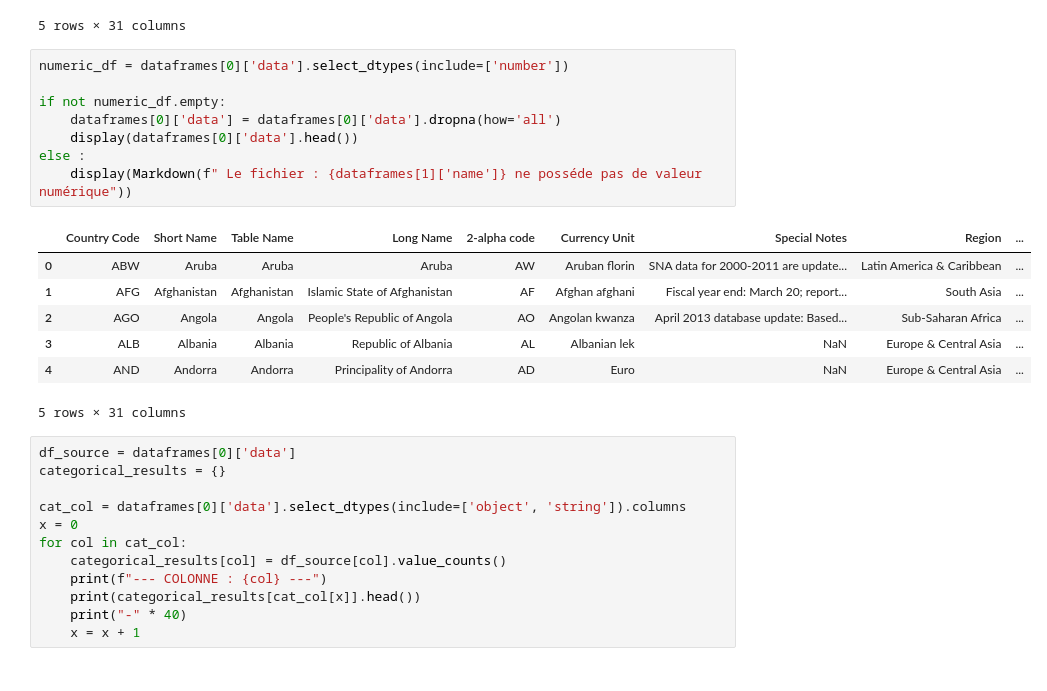
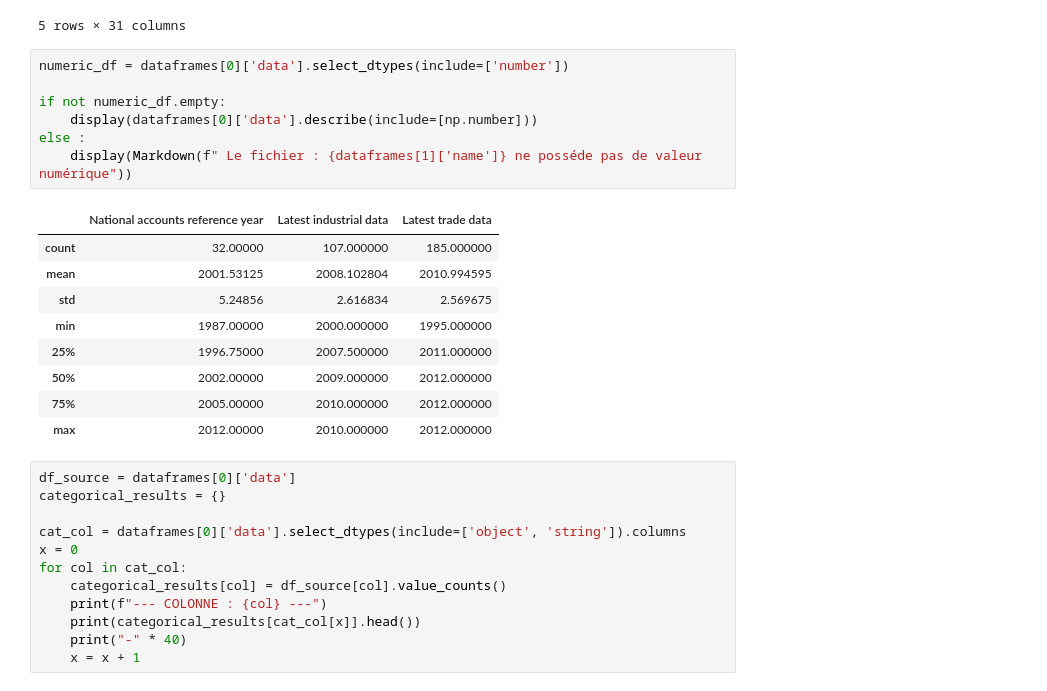
Before and after one commit to AlexisTrouwaert/OC_P02_DATA_ANALYSER_DONN-ES_SYSTEM_EDUCATIF, a Jupyter notebook: loadData.ipynb, the cells around one changed output. Saved outputs shown, nothing was run; the diff lists cells and outputs as text.

```diff
--- a/loadData.ipynb
+++ b/loadData.ipynb
@@ -189,19 +189,20 @@ display(dataframes[0]['data'].head())
 # %%
 numeric_df = dataframes[0]['data'].select_dtypes(include=['number'])
 
 if not numeric_df.empty:
-    dataframes[0]['data'] = dataframes[0]['data'].dropna(how='all')
-    display(dataframes[0]['data'].head())
+    display(dataframes[0]['data'].describe(include=[np.number]))
 else :
     display(Markdown(f" Le fichier : {dataframes[1]['name']} ne posséde pas de valeur numérique"))
 # %% [output]
-|  | Country Code | Short Name | Table Name | Long Name | 2-alpha code | Currency Unit | Special Notes | Region | ... |
-| 0 | ABW | Aruba | Aruba | Aruba | AW | Aruban florin | SNA data for 2000-2011 are update... | Latin America & Caribbean | ... |
-| 1 | AFG | Afghanistan | Afghanistan | Islamic State of Afghanistan | AF | Afghan afghani | Fiscal year end: March 20; report... | South Asia | ... |
-| 2 | AGO | Angola | Angola | People's Republic of Angola | AO | Angolan kwanza | April 2013 database update: Based... | Sub-Saharan Africa | ... |
-| 3 | ALB | Albania | Albania | Republic of Albania | AL | Albanian lek | NaN | Europe & Central Asia | ... |
-| 4 | AND | Andorra | Andorra | Principality of Andorra | AD | Euro | NaN | Europe & Central Asia | ... |
+|  | National accounts reference year | Latest industrial data | Latest trade data |
+| count | 32.00000 | 107.000000 | 185.000000 |
+| mean | 2001.53125 | 2008.102804 | 2010.994595 |
+| std | 5.24856 | 2.616834 | 2.569675 |
+| min | 1987.00000 | 2000.000000 | 1995.000000 |
+| 25% | 1996.75000 | 2007.500000 | 2011.000000 |
+| 50% | 2002.00000 | 2009.000000 | 2012.000000 |
+| 75% | 2005.00000 | 2010.000000 | 2012.000000 |
+| max | 2012.00000 | 2010.000000 | 2012.000000 |
-5 rows × 31 columns
 # %%
 df_source = dataframes[0]['data']
 categorical_results = {}
```
Also changed, not shown: parts of 3 cells of this notebook.
